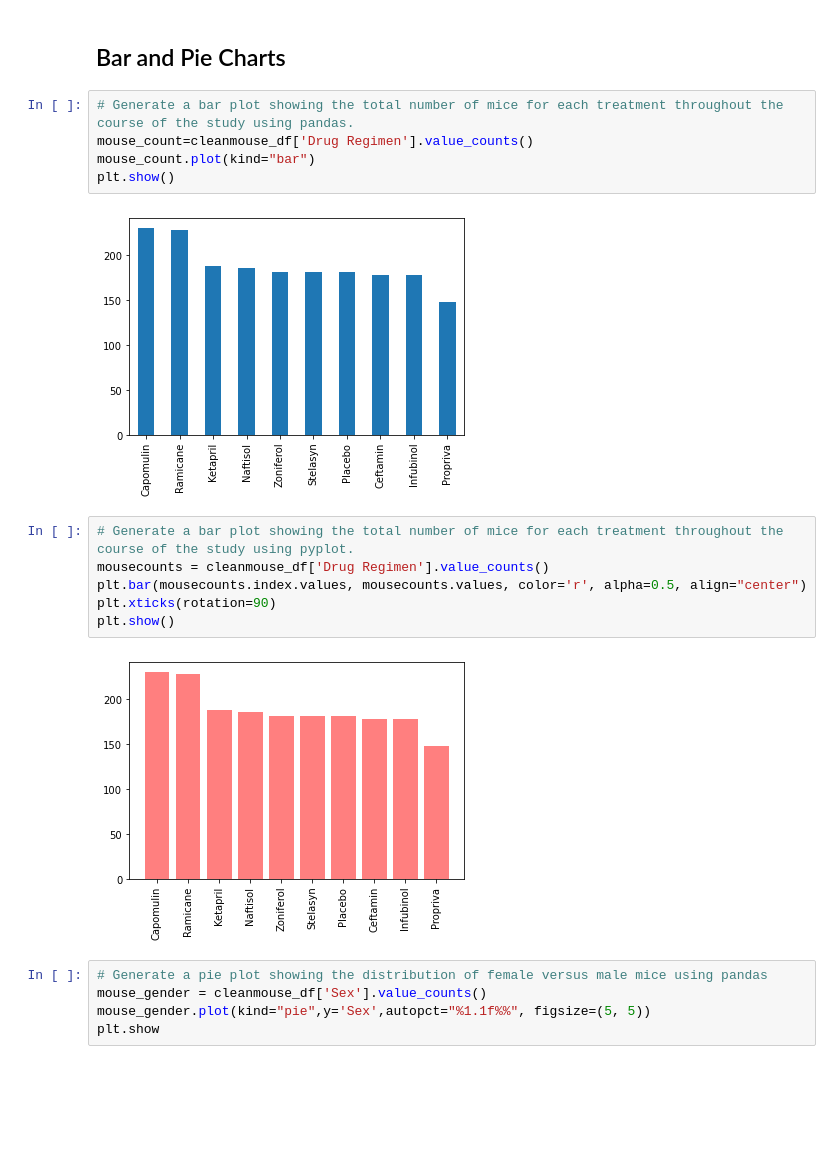
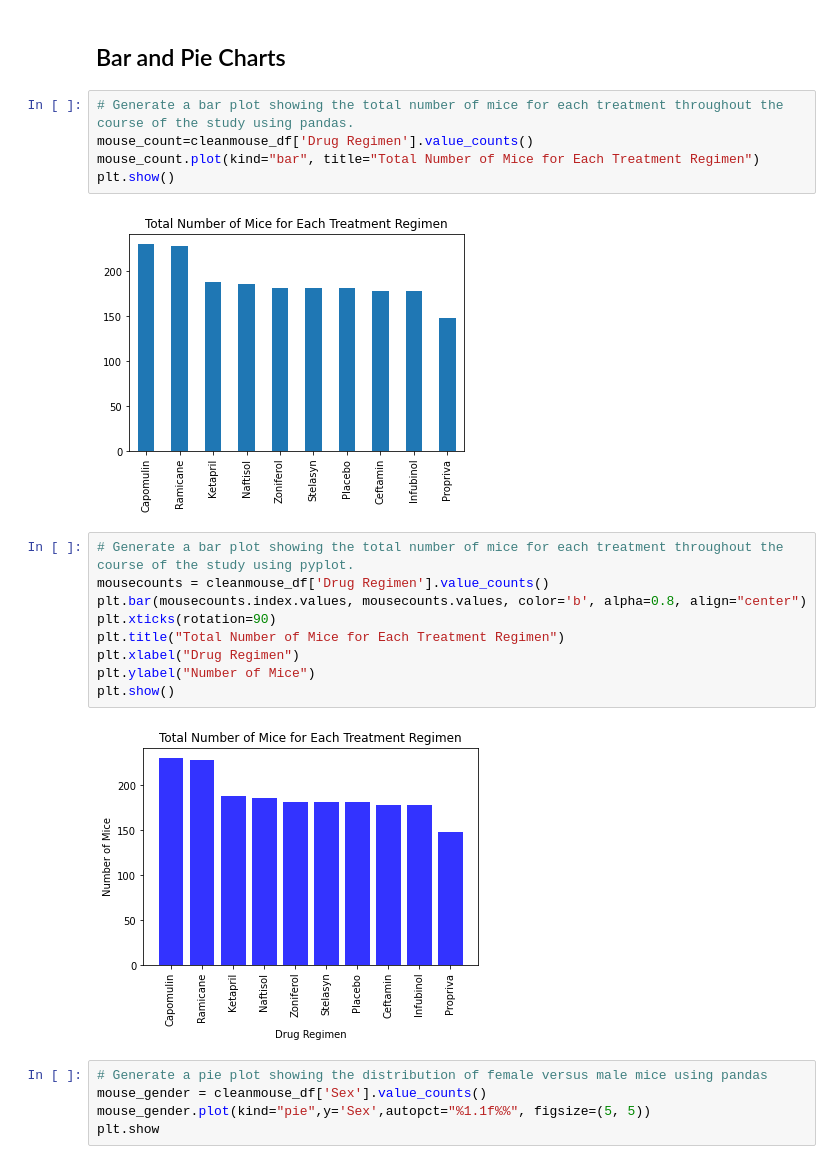
Before and after one commit to loucksjohn/matplotlib_homework, a Jupyter notebook: Pymaceuticals/pymaceuticals_starter.ipynb, the cells around one changed output. Saved outputs shown, nothing was run; the diff lists cells and outputs as text; blank space fills up the shorter version.

```diff
--- a/Pymaceuticals/pymaceuticals_starter.ipynb
+++ b/Pymaceuticals/pymaceuticals_starter.ipynb
@@ -109,18 +109,21 @@ cleanmouse_df.groupby('Drug Regimen').agg({'Tumor Volume (mm3)':["mean","median"
 # %%
 # Generate a bar plot showing the total number of mice for each treatment throughout the course of the study using pandas.
 mouse_count=cleanmouse_df['Drug Regimen'].value_counts()
-mouse_count.plot(kind="bar")
+mouse_count.plot(kind="bar", title="Total Number of Mice for Each Treatment Regimen")
 plt.show()
 # %% [output]
-[figure, old version]
+[figure, new version]
 # %%
 # Generate a bar plot showing the total number of mice for each treatment throughout the course of the study using pyplot.
 mousecounts = cleanmouse_df['Drug Regimen'].value_counts()
-plt.bar(mousecounts.index.values, mousecounts.values, color='r', alpha=0.5, align="center")
+plt.bar(mousecounts.index.values, mousecounts.values, color='b', alpha=0.8, align="center")
 plt.xticks(rotation=90)
+plt.title("Total Number of Mice for Each Treatment Regimen")
+plt.xlabel("Drug Regimen")
+plt.ylabel("Number of Mice")
 plt.show()
 # %% [output]
-[figure, old version]
+[figure, new version]
 # %%
 # Generate a pie plot showing the distribution of female versus male mice using pandas
 mouse_gender = cleanmouse_df['Sex'].value_counts()
```
Also changed, not shown: parts of 6 cells of this notebook.
